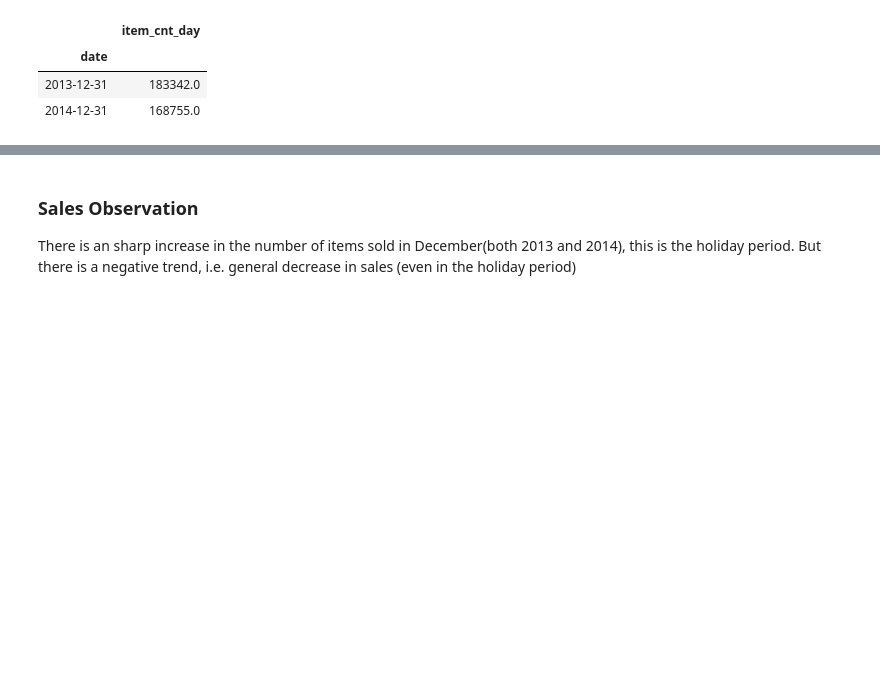
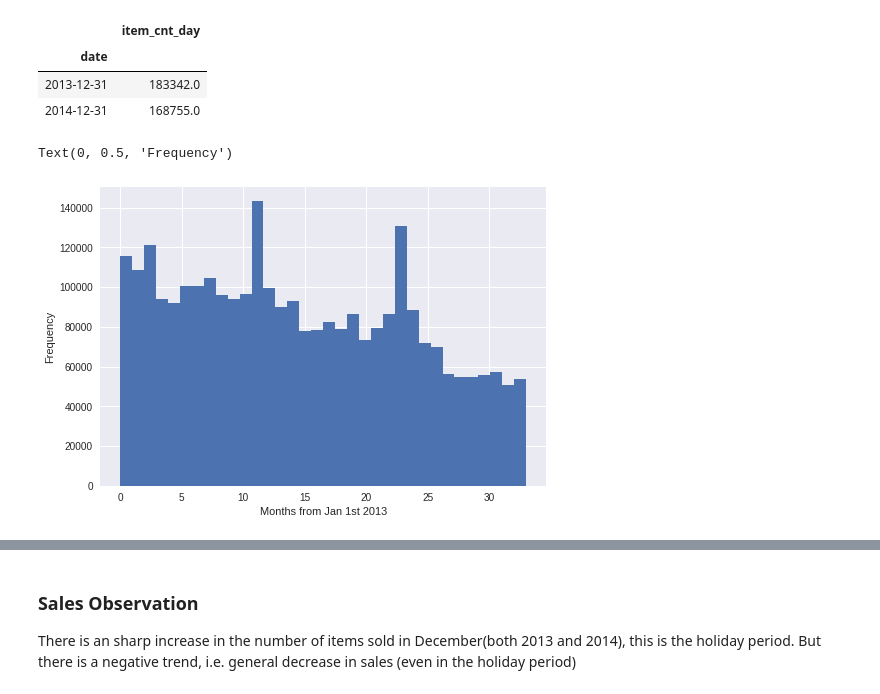
Before and after one commit to Shankar11/My_DataScience_Track, a Jupyter notebook: Capstones/01_predict_future_sales/Predict future sales - EDA-III.ipynb, the cells around one changed output, grey strips where cells are left out. Cells and saved outputs as stored; diff of their text form; code cells hidden in the pictures; blank space fills up the shorter version.

```diff
--- a/Capstones/01_predict_future_sales/Predict future sales - EDA-III.ipynb
+++ b/Capstones/01_predict_future_sales/Predict future sales - EDA-III.ipynb
@@ -80,3 +82,10 @@ s_train[s_train['item_cnt_day']>160000]
 | date |  |
 | 2013-12-31 | 183342.0 |
 | 2014-12-31 | 168755.0 |
+# %%
+plt.hist(sales_train['date_block_num'],bins=34)
+plt.xlabel('Months from Jan 1st 2013')
+plt.ylabel('Frequency')
+# %% [output]
+Text(0, 0.5, 'Frequency')
+[figure, added]
```
Also changed, not shown: parts of 16 cells of this notebook, 3 other files.
